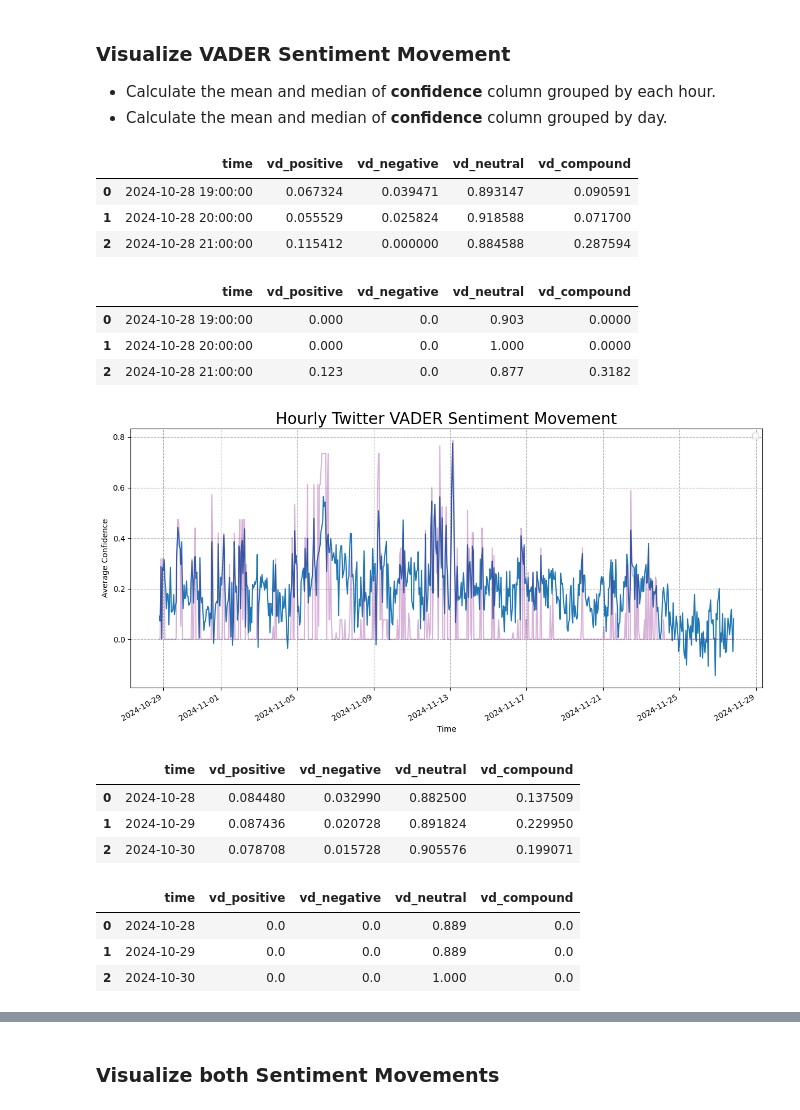
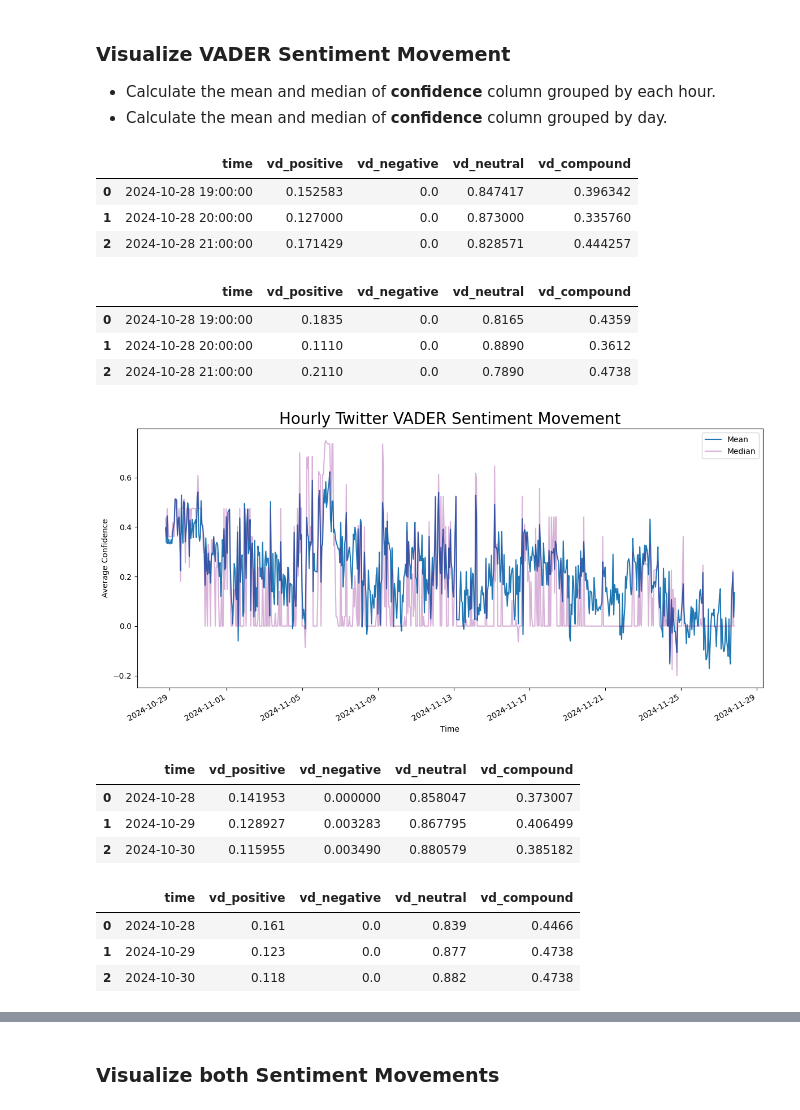
Before and after one commit to RubyQianru/Crypto-Price-and-Twitter-Sentimental-Analysis, a Jupyter notebook: main_final_1.ipynb, the cells around one changed output, grey strips where cells are left out. Saved outputs shown, nothing was run; the diff lists cells and outputs as text; code cells hidden in the pictures.

```diff
--- a/main_final_1.ipynb
+++ b/main_final_1.ipynb
@@ -307,5 +313,6 @@ tw_data.to_csv('updated_twitter_data.csv', index=False)
 # %%
-tw_data = pd.read_csv('updated_twitter_data.csv')
+# Read processed Twitter dataset
+tw_data = pd.read_csv('processed_twitter_data.csv')
 tw_data.describe()
 # %% [output]
 |  | tweet_id | bookmarks | favorites | quotes | replies | retweets | fl_confidence | vd_negative | vd_neutral | ... |
@@ -492,9 +500,9 @@ v_hr_mean = tw_data.groupby(
 v_hr_mean.head(3)
 # %% [output]
 |  | time | vd_positive | vd_negative | vd_neutral | vd_compound |
-| 0 | 2024-10-28 19:00:00 | 0.067324 | 0.039471 | 0.893147 | 0.090591 |
-| 1 | 2024-10-28 20:00:00 | 0.055529 | 0.025824 | 0.918588 | 0.071700 |
-| 2 | 2024-10-28 21:00:00 | 0.115412 | 0.000000 | 0.884588 | 0.287594 |
+| 0 | 2024-10-28 19:00:00 | 0.152583 | 0.0 | 0.847417 | 0.396342 |
+| 1 | 2024-10-28 20:00:00 | 0.127000 | 0.0 | 0.873000 | 0.335760 |
+| 2 | 2024-10-28 21:00:00 | 0.171429 | 0.0 | 0.828571 | 0.444257 |
 # %%
 # Hourly median
 v_hr_med = tw_data.groupby(
@@ -504,25 +512,25 @@ v_hr_med = tw_data.groupby(
 v_hr_med.head(3)
 # %% [output]
 |  | time | vd_positive | vd_negative | vd_neutral | vd_compound |
-| 0 | 2024-10-28 19:00:00 | 0.000 | 0.0 | 0.903 | 0.0000 |
-| 1 | 2024-10-28 20:00:00 | 0.000 | 0.0 | 1.000 | 0.0000 |
-| 2 | 2024-10-28 21:00:00 | 0.123 | 0.0 | 0.877 | 0.3182 |
+| 0 | 2024-10-28 19:00:00 | 0.1835 | 0.0 | 0.8165 | 0.4359 |
+| 1 | 2024-10-28 20:00:00 | 0.1110 | 0.0 | 0.8890 | 0.3612 |
+| 2 | 2024-10-28 21:00:00 | 0.2110 | 0.0 | 0.7890 | 0.4738 |
 # %%
 plt.figure(figsize=(12, 6))
 
-plt.plot(v_hr_mean['time'], v_hr_mean['vd_compound'])
-plt.plot(v_hr_med['time'], v_hr_med['vd_compound'], color='purple', alpha=0.3)
+plt.plot(v_hr_mean['time'], v_hr_mean['vd_compound'], label='Mean')
+plt.plot(v_hr_med['time'], v_hr_med['vd_compound'], color='purple', alpha=0.3, label='Median')
 
 plt.title('Hourly Twitter VADER Sentiment Movement', fontsize=20)
 plt.xlabel('Time')
 plt.ylabel('Average Confidence')
 
 plt.gcf().autofmt_xdate()
 plt.tight_layout()
 plt.legend()
 plt.show()
 # %% [output]
-[figure, old version]
+[figure, new version]
 # %%
 # Daily mean
 v_day_mean = tw_data.groupby(
@@ -532,9 +540,9 @@ v_day_mean = tw_data.groupby(
 v_day_mean.head(3)
 # %% [output]
 |  | time | vd_positive | vd_negative | vd_neutral | vd_compound |
-| 0 | 2024-10-28 | 0.084480 | 0.032990 | 0.882500 | 0.137509 |
-| 1 | 2024-10-29 | 0.087436 | 0.020728 | 0.891824 | 0.229950 |
-| 2 | 2024-10-30 | 0.078708 | 0.015728 | 0.905576 | 0.199071 |
+| 0 | 2024-10-28 | 0.141953 | 0.000000 | 0.858047 | 0.373007 |
+| 1 | 2024-10-29 | 0.128927 | 0.003283 | 0.867795 | 0.406499 |
+| 2 | 2024-10-30 | 0.115955 | 0.003490 | 0.880579 | 0.385182 |
 # %%
 # Daily median
 v_day_med = tw_data.groupby(
@@ -544,9 +552,9 @@ v_day_med = tw_data.groupby(
 v_day_med.head(3)
 # %% [output]
 |  | time | vd_positive | vd_negative | vd_neutral | vd_compound |
-| 0 | 2024-10-28 | 0.0 | 0.0 | 0.889 | 0.0 |
-| 1 | 2024-10-29 | 0.0 | 0.0 | 0.889 | 0.0 |
-| 2 | 2024-10-30 | 0.0 | 0.0 | 1.000 | 0.0 |
+| 0 | 2024-10-28 | 0.161 | 0.0 | 0.839 | 0.4466 |
+| 1 | 2024-10-29 | 0.123 | 0.0 | 0.877 | 0.4738 |
+| 2 | 2024-10-30 | 0.118 | 0.0 | 0.882 | 0.4738 |
 # %%
 plt.figure()
 
```
Also changed, not shown: parts of 88 cells of this notebook, 3 other files.
